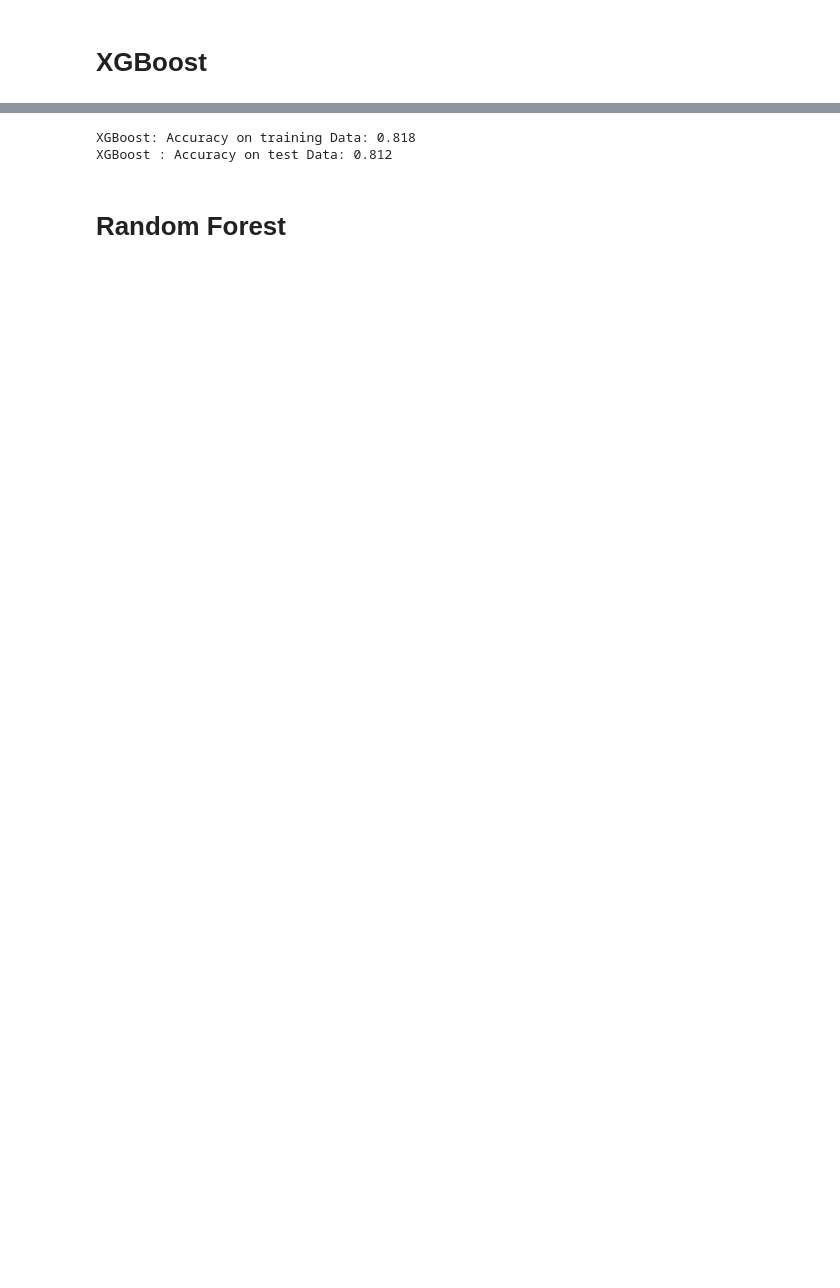
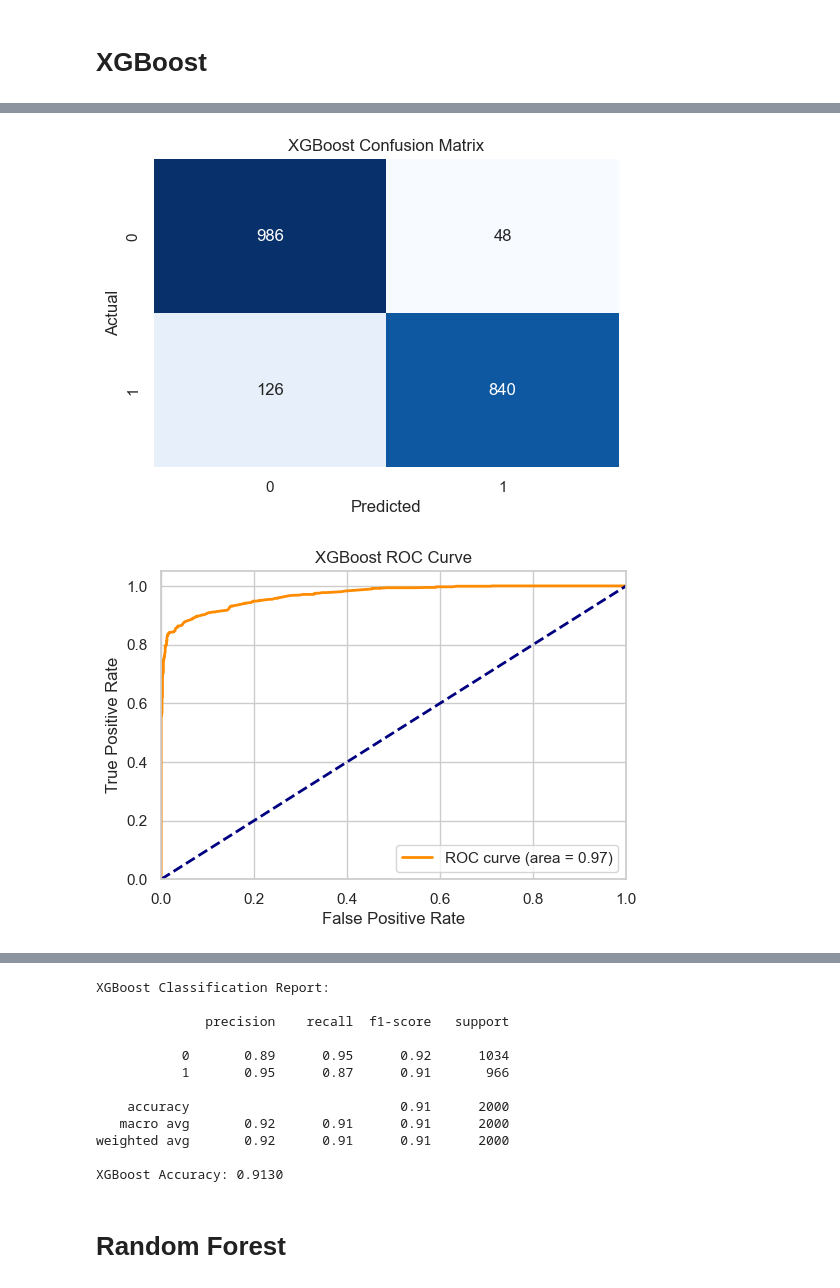
Before and after one commit to gitnicohub/Tesi, a Jupyter notebook: Feature_Extraction.ipynb, the cells around one changed output, grey strips where cells are left out. Cells and saved outputs as stored; diff of their text form; code cells hidden in the pictures; blank space fills up the shorter version.

```diff
--- a/Feature_Extraction.ipynb
+++ b/Feature_Extraction.ipynb
@@ -349,9 +501,7 @@ XGBClassifier(base_score=None, booster=None, callbacks=None,
 y_test_xgb = xgb.predict(X_test)
 y_train_xgb = xgb.predict(X_train)
 # %%
-acc_train_xgb = accuracy_score(y_train,y_train_xgb)
-acc_test_xgb = accuracy_score(y_test,y_test_xgb)
-
-print("XGBoost: Accuracy on training Data: {:.3f}".format(acc_train_xgb))
-print("XGBoost : Accuracy on test Data: {:.3f}".format(acc_test_xgb))
+evaluate_model(xgb, X_test, y_test, 'XGBoost')
 # %% [output]
+[figure, added]
+[figure, added]
@@ -358,5 +509,15 @@ print("XGBoost : Accuracy on test Data: {:.3f}".format(acc_test_xgb))
-XGBoost: Accuracy on training Data: 0.818
-XGBoost : Accuracy on test Data: 0.812
+XGBoost Classification Report:
+
+              precision    recall  f1-score   support
+
+           0       0.89      0.95      0.92      1034
+           1       0.95      0.87      0.91       966
+
+    accuracy                           0.91      2000
+   macro avg       0.92      0.91      0.91      2000
+weighted avg       0.92      0.91      0.91      2000
+
+XGBoost Accuracy: 0.9130
 # %% [markdown]
 # Random Forest
 # %%
```
Also changed, not shown: parts of 39 cells of this notebook, 17 other files.
